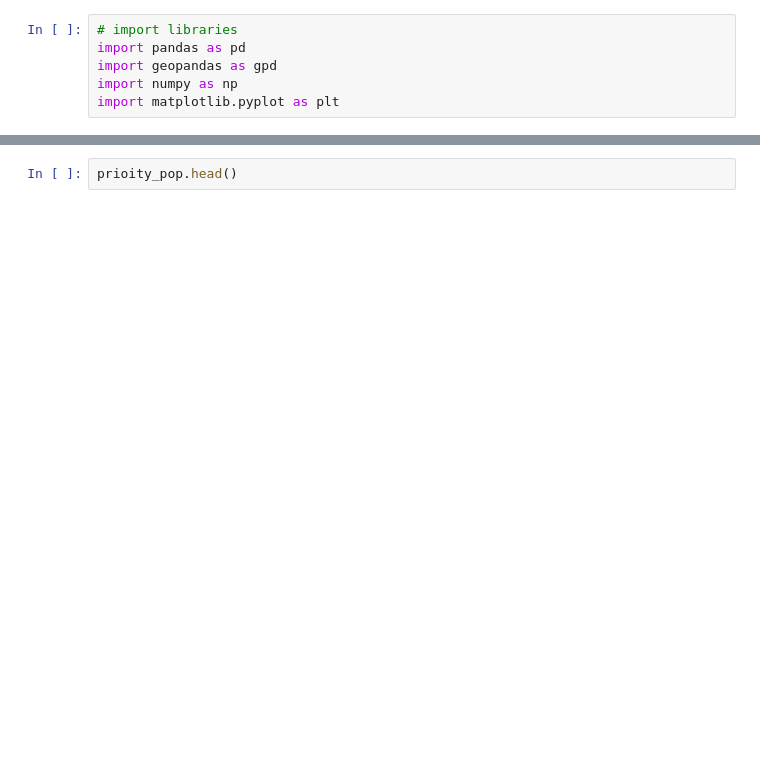
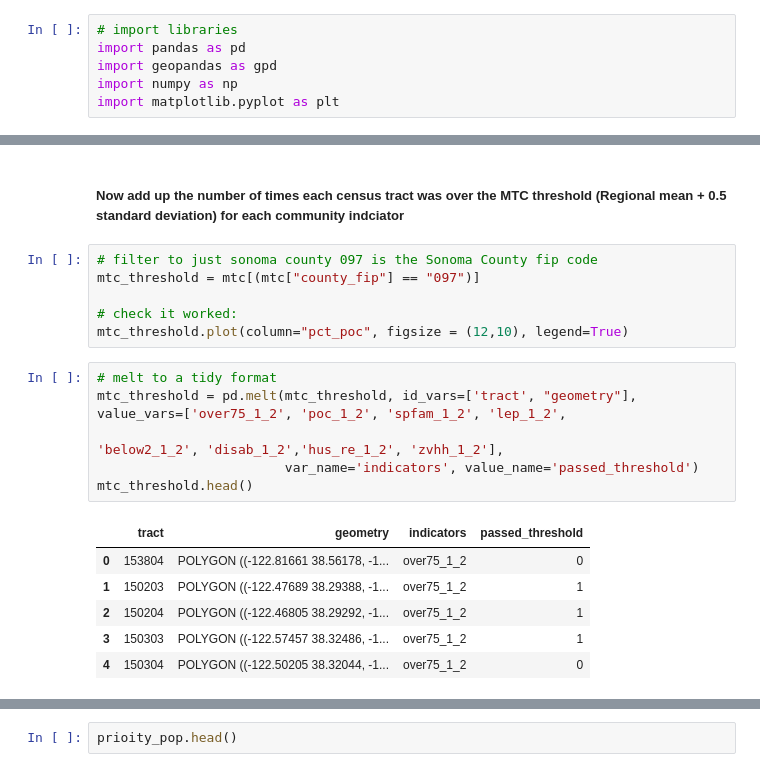
Before and after one commit to acmarley-erg/soco_resilience, a Jupyter notebook: py/comm_asset_processing.ipynb, the cells around one changed output, grey strips where cells are left out. Cells and saved outputs as stored; diff of their text form; blank space fills up the shorter version.

```diff
--- a/py/comm_asset_processing.ipynb
+++ b/py/comm_asset_processing.ipynb
@@ -14,0 +49,21 @@ calenviro = gpd.read_file("../data/raw/calenviroscreen_4.0_2021/CES4 Final Shape
+# %% [markdown]
+##### Now add up the number of times each census tract was over the MTC threshold (Regional mean + 0.5 standard deviation) for each community indciator
+# %%
+# filter to just sonoma county 097 is the Sonoma County fip code
+mtc_threshold = mtc[(mtc["county_fip"] == "097")]
+
+# check it worked:
+mtc_threshold.plot(column="pct_poc", figsize = (12,10), legend=True)
+# %%
+# melt to a tidy format
+mtc_threshold = pd.melt(mtc_threshold, id_vars=['tract', "geometry"], value_vars=['over75_1_2', 'poc_1_2', 'spfam_1_2', 'lep_1_2',
+                                                                      'below2_1_2', 'disab_1_2','hus_re_1_2', 'zvhh_1_2'],
+                        var_name='indicators', value_name='passed_threshold')
+mtc_threshold.head()
+# %% [output]
+|  | tract | geometry | indicators | passed_threshold |
+| 0 | 153804 | POLYGON ((-122.81661 38.56178, -1... | over75_1_2 | 0 |
+| 1 | 150203 | POLYGON ((-122.47689 38.29388, -1... | over75_1_2 | 1 |
+| 2 | 150204 | POLYGON ((-122.46805 38.29292, -1... | over75_1_2 | 1 |
+| 3 | 150303 | POLYGON ((-122.57457 38.32486, -1... | over75_1_2 | 1 |
+| 4 | 150304 | POLYGON ((-122.50205 38.32044, -1... | over75_1_2 | 0 |
```
Also changed, not shown: parts of 8 cells of this notebook.
